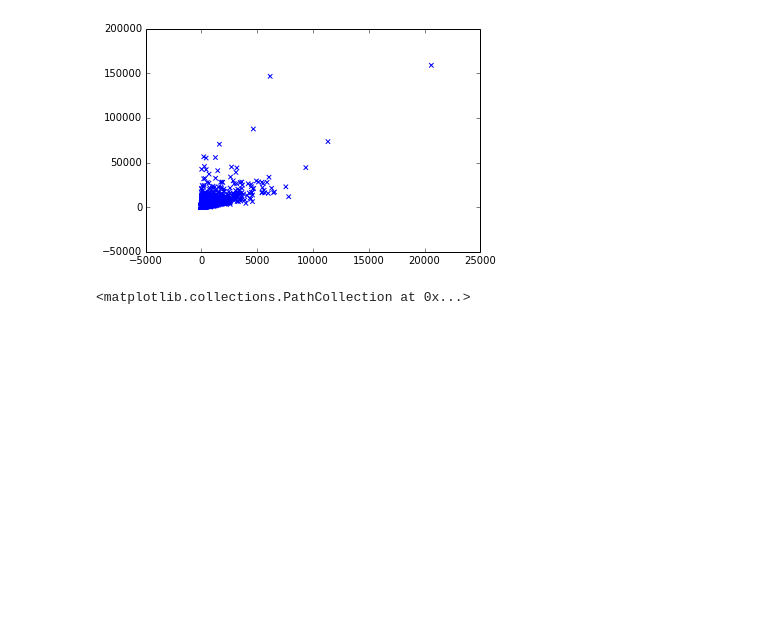
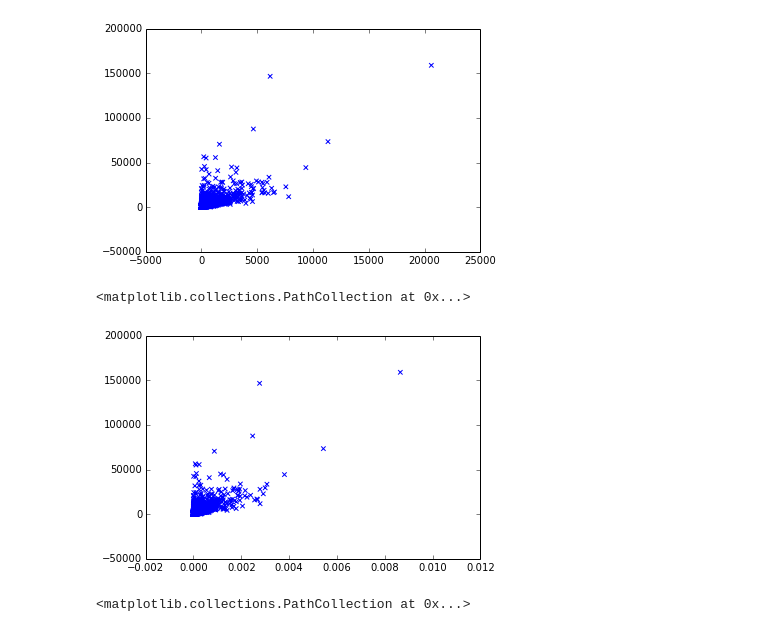
Before and after one commit to turtlesoupy/karma-prediction-cs224w, a Jupyter notebook: ipython/Karma.ipynb, the cells around one changed output. Cells and saved outputs as stored; diff of their text form; code cells hidden in the pictures; blank space fills up the shorter version.

```diff
--- a/ipython/Karma.ipynb
+++ b/ipython/Karma.ipynb
@@ -182,6 +182,11 @@ del hn_pagerank_dict
 hn_weighted_pagerank_dict = graph_tools.weighted_pagerank(hn_interaction_graph, cache_dir=CACHE_DIR, cache_key="hn_weighted_pagerank")
 hn_weighted_pageranks = [hn_weighted_pagerank_dict[x] for x in hn_interaction_graph.nodes()]
 del hn_weighted_pagerank_dict
+hn_hubs_dict, hn_authorities_dict = graph_tools.hits(hn_interaction_graph, cache_dir=CACHE_DIR, cache_key="hn_hits")
+hn_hubs = [hn_hubs_dict[x] for x in hn_interaction_graph.nodes()]
+hn_authorities = [hn_authorities_dict[x] for x in hn_interaction_graph.nodes()]
+del hn_hubs_dict
+del hn_authorities_dict
 
 hn_feature_matrix = np.vstack((hn_num_posts, hn_seconds_since_join, hn_weighted_pageranks, np.ones(len(hn_num_posts)))).T
 
@@ -197,6 +202,12 @@ su_weighted_pagerank_dict = graph_tools.weighted_pagerank(su_interaction_graph,
 su_weighted_pageranks = [su_weighted_pagerank_dict[x] for x in su_interaction_graph.nodes()]
 del su_weighted_pagerank_dict
 
+su_hubs_dict, su_authorities_dict = graph_tools.hits(su_interaction_graph, cache_dir=CACHE_DIR, cache_key="su_hits")
+su_hubs = [su_hubs_dict[x] for x in su_interaction_graph.nodes()]
+su_authorities = [su_authorities_dict[x] for x in su_interaction_graph.nodes()]
+del su_hubs_dict
+del su_authorities_dict
+
 su_feature_matrix = np.vstack((su_num_posts, su_seconds_since_join, su_weighted_pageranks, np.ones(len(su_num_posts)))).T
 # %% [output]
 Using cache at ../data/cache/pagerank-hn_pagerank-19a9c3add7847f4729f80f46e92eff50.pickle
@@ -213,6 +224,11 @@ plt.scatter(hn_num_posts, hn_karmas, marker='x')
 # %% [output]
 <matplotlib.collections.PathCollection at 0x...>
 [figure]
+# %%
+plt.scatter(hn_hubs, hn_karmas, marker='x')
+# %% [output]
+<matplotlib.collections.PathCollection at 0x...>
+[figure, added]
 # %%
 plt.scatter(hn_pageranks, hn_karmas, marker='x')
 # %% [output]
```
Also changed, not shown: 1 other file.
